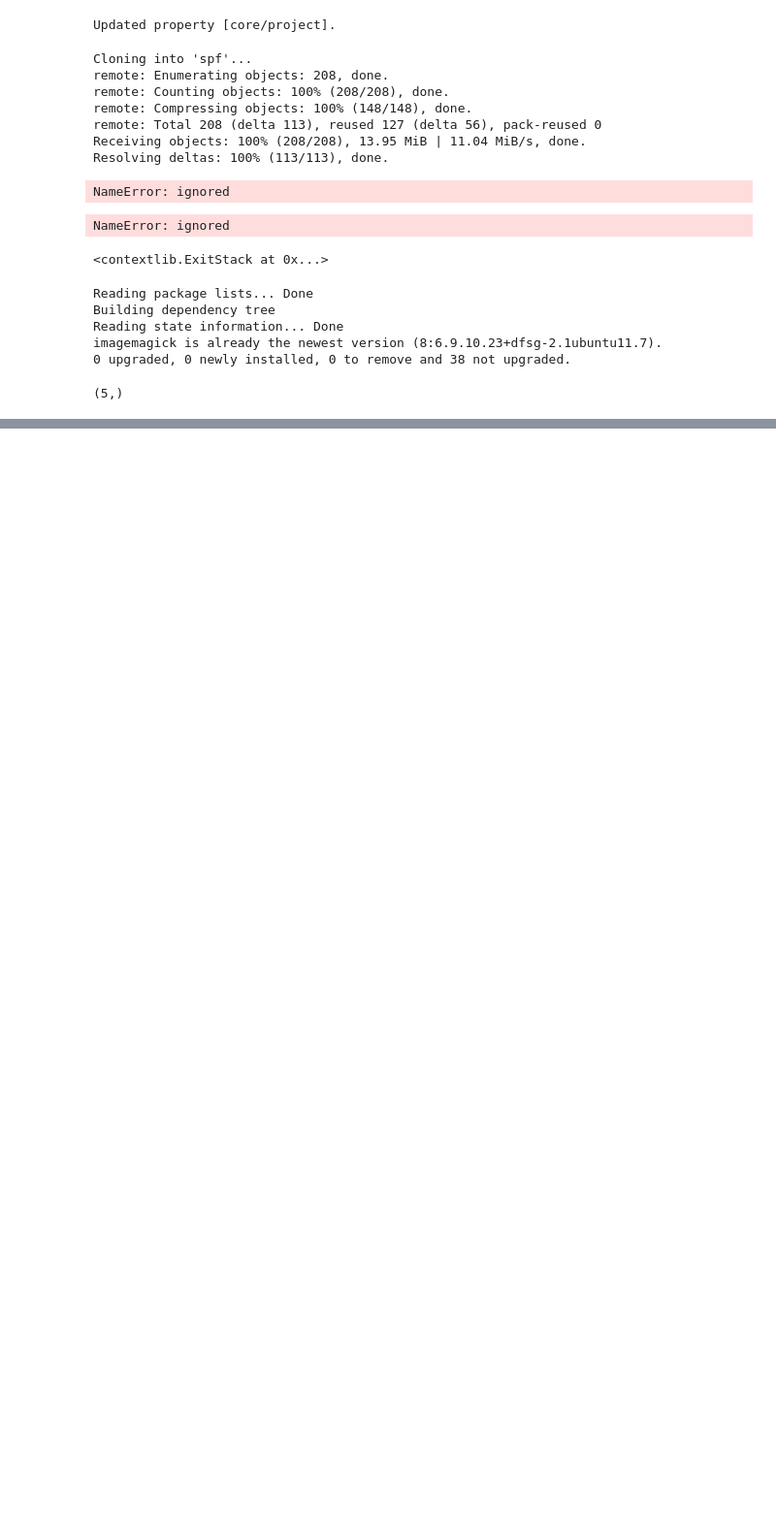
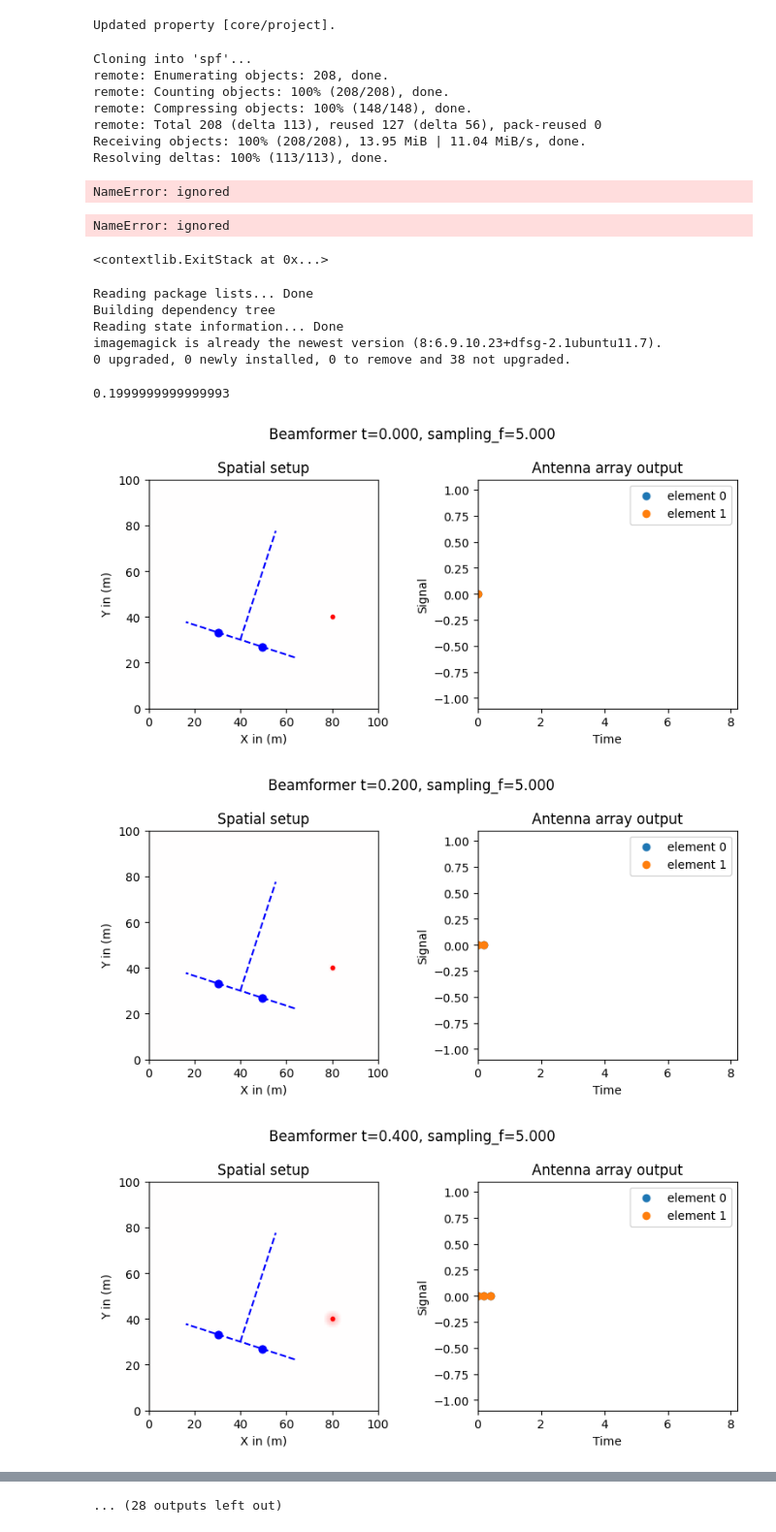
Before and after one commit to mfkiwl/spf, a Jupyter notebook: software/notebooks/90_spf_figures.ipynb, the cells around one changed output, grey strips where cells are left out. Shown at 97% size. Saved outputs shown, nothing was run; the diff lists cells and outputs as text; code cells hidden in the pictures; blank space fills up the shorter version.

```diff
--- a/software/notebooks/90_spf_figures.ipynb
+++ b/software/notebooks/90_spf_figures.ipynb
@@ -149,10 +149,10 @@ imagemagick is already the newest version (8:6.9.10.23+dfsg-2.1ubuntu11.7).
 0 upgraded, 0 newly installed, 0 to remove and 38 not upgraded.
 # %%
 !convert -resize 600x600 -delay 20 -loop 0 01_basic*.png 01_basic_take3.gif
-# %%
-np.arange(5).shape
-# %% [output]
-(5,)
+# %%
+4.6%2.2
+# %% [output]
+0.1999999999999993
 # %%
 344#lets try to draw some beamforming
 import numpy as np
@@ -175,22 +175,20 @@ def get_grid(width):
 def signal_at_distances_and_t(scene, dists,t):
   phases=2*np.pi*(scene['f']*t-(dists/scene['wavelength']))
   phases[phases<0]=0
+  cycle=(phases//(2*np.pi*scene['emission_cycle_length']))%scene['emission_cycle_pause']
+  phases[cycle!=0]=0
   return np.sin(phases)
 
 def draw_sampling(scene,ax):
   ax.set_title('Antenna array output')
   pwd=pairwise_distances(scene['element_positions'],scene['emitter_positions'])
-  #print("PAIR WISE DISTANCES",pwd/scene['wavelength'],scene['f']*9)
   sampling_n=int(scene['t']*scene['sampling_f'])+1
-  #print("N SAMP",sampling_n)
   if sampling_n==0:
     return
   signal_at_time_detector_source=signal_at_distances_and_t(
       scene,
       pwd[None],
       np.arange(sampling_n)[:,None,None]*(1/scene['sampling_f']))
-  #print("TIMES",1/scene['sampling_f'],np.arange(sampling_n)[:,None,None]*(1/scene['sampling_f']))
-  #print(signal_at_time_detector_source)
   n_time,n_detectors,n_sources=signal_at_time_detector_source.shape
   xs=np.arange(n_time)*1/scene['sampling_f']
   for detector_idx in range(n_detectors):
@@ -199,7 +197,6 @@ def draw_sampling(scene,ax):
   ax.legend()
   ax.set_xlabel("Time")
   ax.set_ylabel("Signal")
-  #print(signal_at_time_detector_source.shape)
   ax.set_ylim([-1.1,1.1])
   ax.set_xlim([0,(scene['time_steps']+1)*scene['time_per_step']])
 
@@ -207,13 +204,7 @@ def draw_scene(scene,ax):
   ax.cla()
   g=get_grid(scene['width'])
   dists=np.linalg.norm(g-emitter_positions[0],axis=2).T
-  #print("DIST AT POINT",dists.T[34, 11]/wavelength)
-  #print("DIST",dists.shape)
-  #print("CUTOFF",scene['f']*scene['t'],scene['t'])
   sig_dists=signal_at_distances_and_t(scene,dists,scene['t'])
-  #print("SIG",dists[11,34]/wavelength,sig_dists[11, 34])
-  #dists_mask=dists>(scene['t']*c)
-  #sig_dists[dists_mask]=0.0
   ax.imshow(sig_dists,origin='lower',alpha=0.5,cmap='bwr',vmin=-1, vmax=1)
 
   #plt.pause(0.1)
@@ -242,55 +233,58 @@ def draw_scene(scene,ax):
 
 
 width=100
+wavelength=40
+c=10
+f=c/wavelength
 
-wavelength=40
-array_center=np.array([25,15])
-
+#detector
+array_center=np.array([40,30])
 array_theta=np.pi*0.4
 array_normal=np.array([np.cos(array_theta),np.sin(array_theta)])
-
-emitter_positions=np.array([[90,50]])
-
 n_elements=2
 element_offset=wavelength/2
 offsets=np.arange(n_elements)*element_offset
 offsets-=offsets.mean()
+element_positions=array_center.reshape(1,2)+np.vstack([ orthogonal_2d(array_normal)*offset for offset in offsets])
 
-element_positions=array_center.reshape(1,2)+np.vstack([ orthogonal_2d(array_normal)*offset for offset in offsets])
-t=100000
-c=10
-f=c/wavelength
+#emitter
+emitter_positions=np.array([[80,40]])
 
-
-for sampling_f in [f*20,f*5,f*10,f*1]:
+for sampling_f in [f*20]: #,f*5,f*10,f*1]:
   scene={
       'element_positions':element_positions,
       'width':width,
       'array_center':array_center,
       'array_normal':array_normal,
       'emitter_positions':emitter_positions,
       'sampled_times':[],
       'f':f,
       'wavelength':wavelength,
       'sampling_f':sampling_f,
       't':5,
-      'time_steps':120,
-      'time_per_step':1/(f*20)
+      'time_steps':40,
+      'time_per_step':1/(f*20),
+      'emission_cycle_length':1,
+      'emission_cycle_pause':3
   }
 
-
   filenames=[]
-  plt.ioff()
+  plt.ion()
+  #plt.ioff()
   for t in np.arange(scene['time_steps'])*scene['time_per_step']:
     fig=plt.figure(figsize=(8,4))
     axs=fig.subplots(1,2)
     scene['t']=t
     draw_scene(scene,axs[0])
     draw_sampling(scene,axs[1])
     fn='out_%d.png' % t
     fig.suptitle("Beamformer t=%0.3f, sampling_f=%0.3f" % (t,scene['sampling_f']))
     fig.tight_layout()
     fig.savefig(fn)
     filenames.append(fn)
-  filenames_to_gif(filenames,'beamforming_sf%0.3f_f%0.3f.gif' % (scene['sampling_f'],scene['f']))
-  plt.ion()
+  #filenames_to_gif(filenames,'beamforming_sf%0.3f_f%0.3f.gif' % (scene['sampling_f'],scene['f']))
+  #plt.ion()
+# %% [output]
+[figure, added]
+[figure, added]
+[figure, added]
@@ -296,0 +300 @@ for sampling_f in [f*20,f*5,f*10,f*1]:
+... (28 outputs left out)
```
Also changed, not shown: parts of 3 cells of this notebook.
